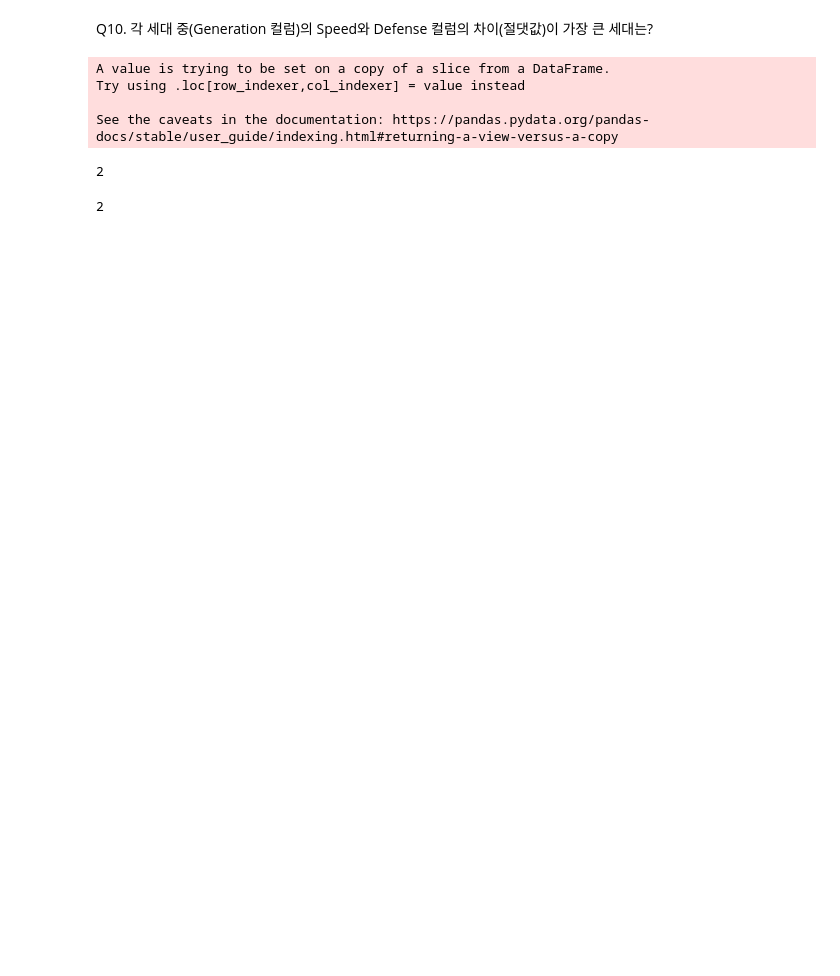
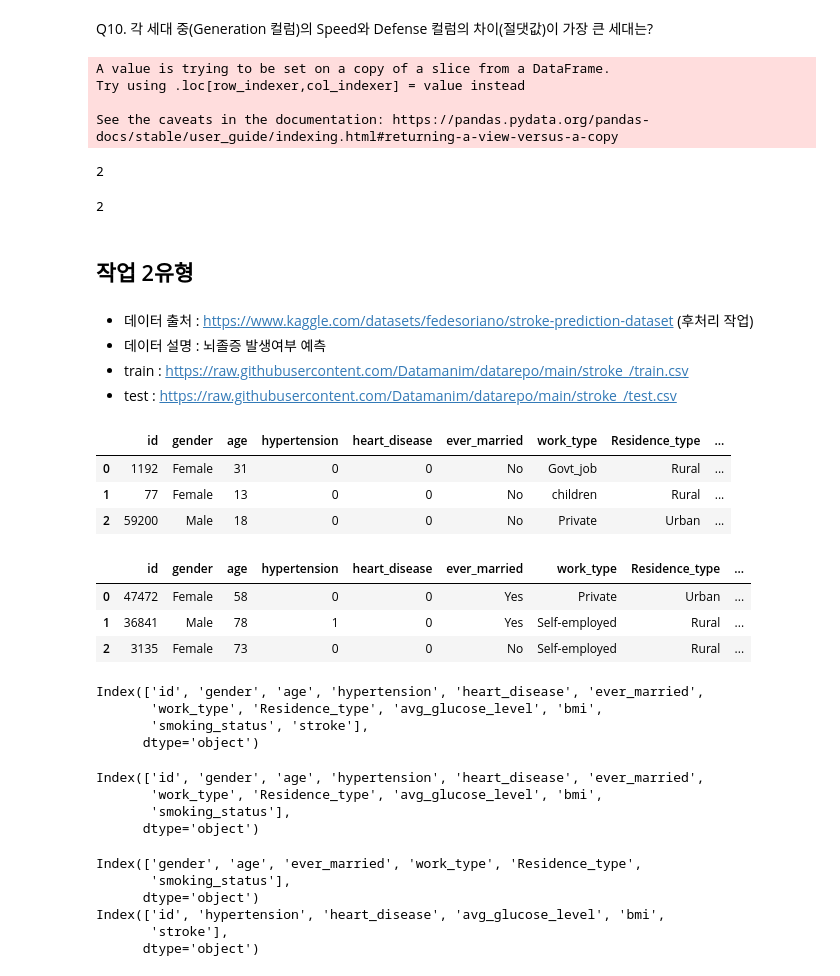
Before and after one commit to heyggun/bigdata_analysis_test, a Jupyter notebook: DataManim_모의2.ipynb, the cells around one changed output. Saved outputs shown, nothing was run; the diff lists cells and outputs as text; code cells hidden in the pictures; blank space fills up the shorter version.

```diff
--- a/DataManim_모의2.ipynb
+++ b/DataManim_모의2.ipynb
@@ -231,3 +215,52 @@ result = abs(df.groupby(['Generation'])[['Speed','Defense']].mean().T.diff().T).
 print(result)
 # %% [output]
 2
+# %% [markdown]
+## 작업 2유형
+# %% [markdown]
+- 데이터 출처 : https://www.kaggle.com/datasets/fedesoriano/stroke-prediction-dataset (후처리 작업)
+- 데이터 설명 : 뇌졸증 발생여부 예측
+- train : https://raw.githubusercontent.com/Datamanim/datarepo/main/stroke_/train.csv
+- test : https://raw.githubusercontent.com/Datamanim/datarepo/main/stroke_/test.csv
+# %%
+train = pd.read_csv('https://raw.githubusercontent.com/Datamanim/datarepo/main/stroke_/train.csv')
+test = pd.read_csv('https://raw.githubusercontent.com/Datamanim/datarepo/main/stroke_/test.csv')
+# %%
+display(train.head(3))
+display(test.head(3))
+# %% [output]
+|  | id | gender | age | hypertension | heart_disease | ever_married | work_type | Residence_type | ... |
+| 0 | 1192 | Female | 31 | 0 | 0 | No | Govt_job | Rural | ... |
+| 1 | 77 | Female | 13 | 0 | 0 | No | children | Rural | ... |
+| 2 | 59200 | Male | 18 | 0 | 0 | No | Private | Urban | ... |
+|  | id | gender | age | hypertension | heart_disease | ever_married | work_type | Residence_type | ... |
+| 0 | 47472 | Female | 58 | 0 | 0 | Yes | Private | Urban | ... |
+| 1 | 36841 | Male | 78 | 1 | 0 | Yes | Self-employed | Rural | ... |
+| 2 | 3135 | Female | 73 | 0 | 0 | No | Self-employed | Rural | ... |
+# %%
+train.columns
+# %% [output]
+Index(['id', 'gender', 'age', 'hypertension', 'heart_disease', 'ever_married',
+       'work_type', 'Residence_type', 'avg_glucose_level', 'bmi',
+       'smoking_status', 'stroke'],
+      dtype='object')
+# %%
+test.columns
+# %% [output]
+Index(['id', 'gender', 'age', 'hypertension', 'heart_disease', 'ever_married',
+       'work_type', 'Residence_type', 'avg_glucose_level', 'bmi',
+       'smoking_status'],
+      dtype='object')
+# %%
+obj = train.select_dtypes(include='object').columns
+num = train.select_dtypes(include='number').columns
+
+print(obj)
+print(num)
+# %% [output]
+Index(['gender', 'age', 'ever_married', 'work_type', 'Residence_type',
+       'smoking_status'],
+      dtype='object')
+Index(['id', 'hypertension', 'heart_disease', 'avg_glucose_level', 'bmi',
+       'stroke'],
+      dtype='object')
```
Also changed, not shown: parts of 10 cells of this notebook.
